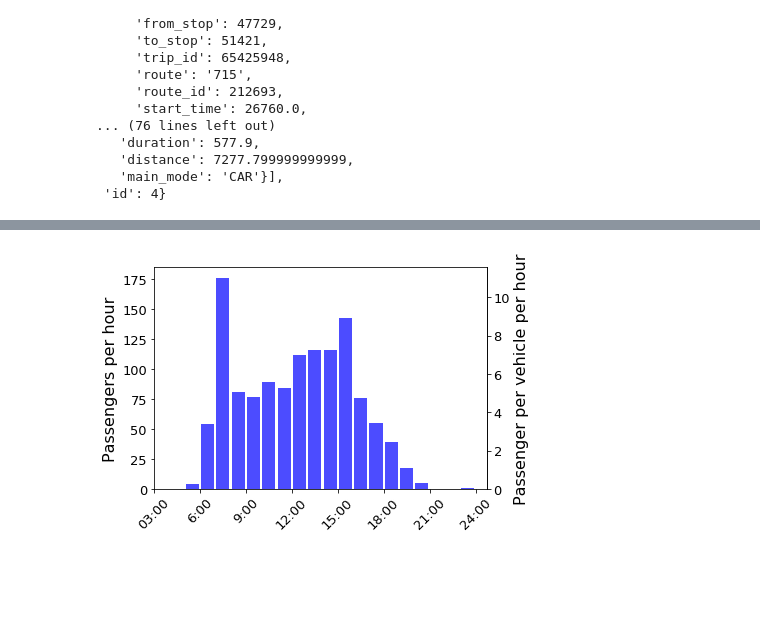
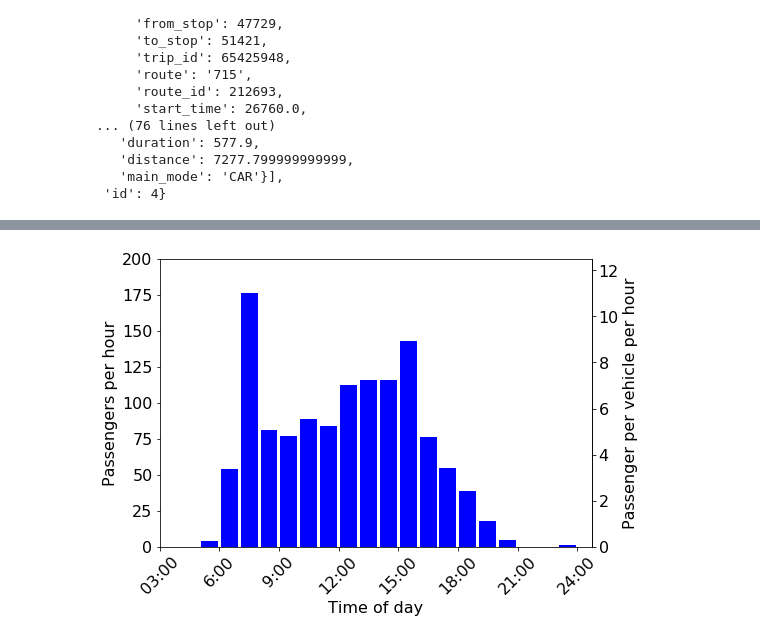
Before and after one commit to serdyt/Simulation-post-processing, a Jupyter notebook: Occupancy for buses.ipynb, the cells around one changed output, grey strips where cells are left out. Saved outputs shown, nothing was run; the diff lists cells and outputs as text; code cells hidden in the pictures; blank space fills up the shorter version.

```diff
--- a/Occupancy for buses.ipynb
+++ b/Occupancy for buses.ipynb
@@ -653,19 +673,25 @@ for pers in drt_pers:
 # %%
+import matplotlib.pyplot as plt
+import matplotlib
+font = {'size': 16}
+matplotlib.rc('font', **font)
+markersize = {'markersize': 9}
+matplotlib.rc('lines', **markersize)
+
 fig = plt.figure()
-ax = fig.add_axes([0.15, 0.15, 0.77, 0.77])
-plt.rcParams.update({'font.size': 13})
-distr = ax.hist(x=end_times, bins=np.arange(0,86401,86400/24), color='blue', alpha=0.7, rwidth=0.85, density=False)
-ax.set_ylabel('Passengers per hour', fontsize=16)
-secaxy = ax.secondary_yaxis('right', functions=(lambda x: x/16, lambda x: x*n_cars))
-secaxy.set_ylabel('Passenger per vehicle per hour', fontsize=16)
-# plt.title('Distribution of passengers per hour', fontsize=18)
+ax = fig.add_axes([1., 1., 1., 1.])
+
+distr = ax.hist(x=end_times, bins=np.arange(0,86401,86400/24), color='blue', rwidth=0.85, density=False)
+ax.set_ylabel('Passengers per hour')
+secaxy = ax.secondary_yaxis('right', functions=(lambda x: x/16, lambda x: x*16))
+secaxy.set_ylabel('Passenger per vehicle per hour')
+# plt.title('Distribution of passengers per hour')
 plt.xticks([x*3600 for x in [0, 3, 6, 9, 12, 15, 18, 21, 24]])
 names_x = ['00:00','03:00','6:00','9:00','12:00','15:00','18:00','21:00', '24:00']
+ax.set_xlabel('Time of day')
 ax.set_xticklabels(names_x,rotation=45)
-plt.yticks(fontsize=13)
-plt.xticks(fontsize=13)
-# plt.ylim(0,200)
+plt.ylim(0,200)
 plt.xlim(3*60*60,89000)
-plt.savefig('data/pass_per_hour_pt.svg', dpi=600, bbox_inches="tight")
+plt.savefig('data/pass_per_hour_pt.eps', bbox_inches="tight")
 # %% [output]
-[figure, old version]
+[figure, new version]
```
Also changed, not shown: parts of 2 cells of this notebook, 6 other files.
